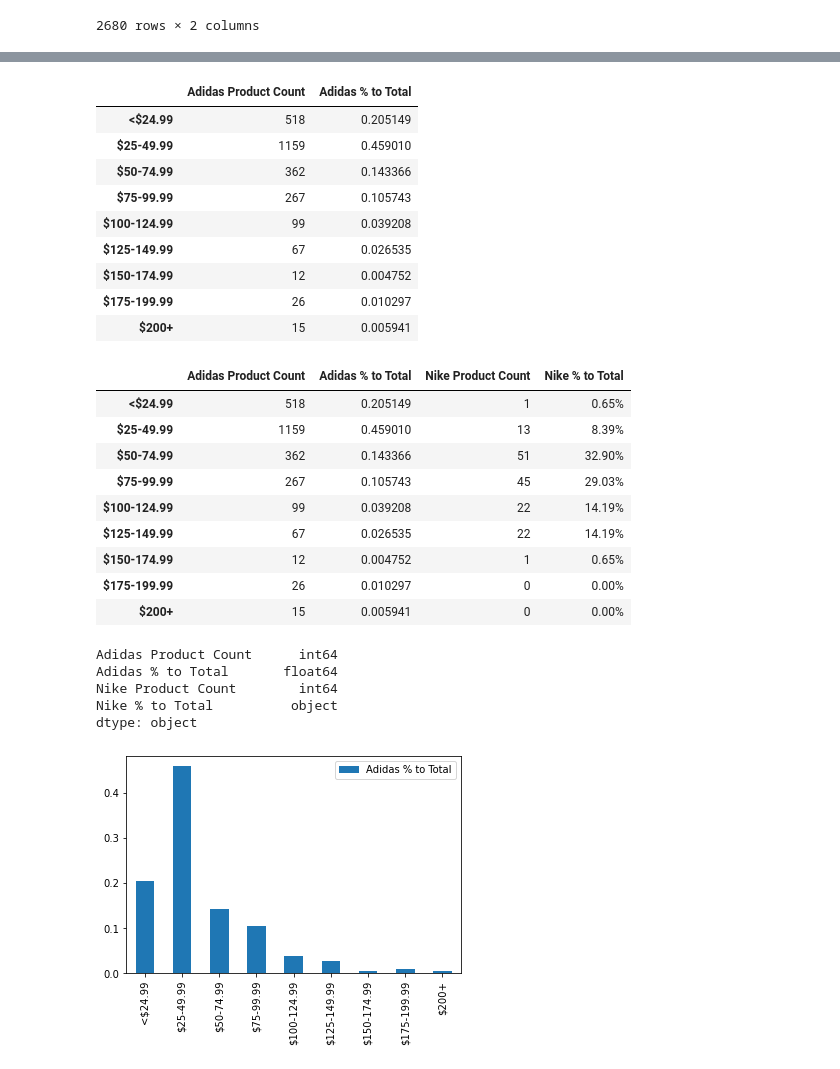
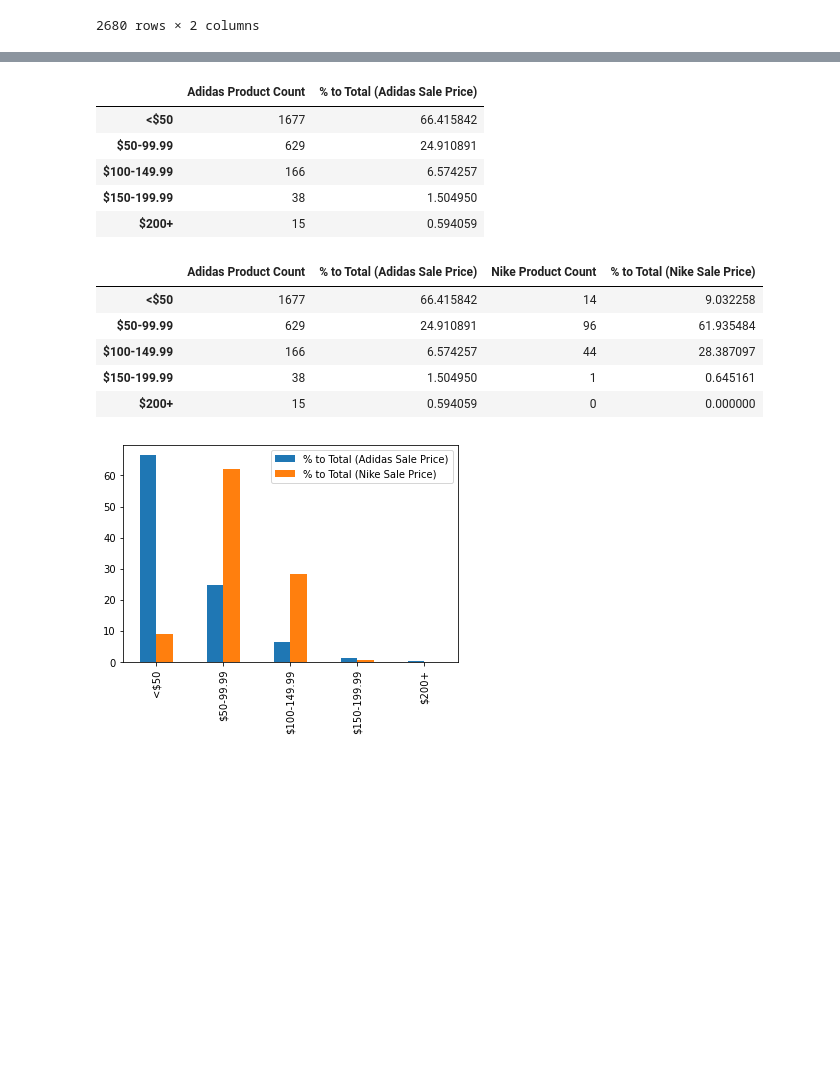
Before and after one commit to abgarberpaul/Nike-vs-Adidas, a Jupyter notebook: CHOO_Data_Exploration.ipynb, the cells around one changed output, grey strips where cells are left out. Drawn from its saved outputs; the diff is of its cells as text; code cells hidden in the pictures; blank space fills up the shorter version.

Commit message:
sung's pricing tier analysis

```diff
--- a/CHOO_Data_Exploration.ipynb
+++ b/CHOO_Data_Exploration.ipynb
@@ -163,12 +164,3 @@ sandbox
 | 3263 | Air Jordan 8 Retro | CI1236-100 | 15995 | 12797 | 0 | Nike | The Air Jordan 8 Retro recaptures... | 5.0 | 1 | ... |
 | 3265 | Nike Mercurial Superfly 7 Academy TF | AT7978-414 | 8495 | 5947 | 0 | Nike | The soft upper of the Nike Mercur... | 5.0 | 1 | ... |
 2680 rows × 14 columns
-# %%
-#loop over all rows and
-
-for index, row in sandbox.iterrows():
-    msrp = row["Listing Price"]
-    sold_price = row["Sale Price"]
-
-    sandbox.loc[[index], "Revised_Listing_Price"]= msrp / 100
-    sandbox.loc[[index], "Revised_Sale_Price"]= sold_price / 100
@@ -207,8 +183,11 @@ pricing_tier_df
 | 3265 | Nike | 59.47 |
 2680 rows × 2 columns
 # %%
-bins = [0, 24.99, 49.99, 74.99, 99.99, 124.99, 149.99, 174.99, 199.99, 3000]
-labels = ["<$24.99","$25-49.99", "$50-74.99", "$75-99.99", "$100-124.99", "$125-149.99", "$150-174.99", "$175-199.99", "$200+"]
+# bins = [0, 24.99, 49.99, 74.99, 99.99, 124.99, 149.99, 174.99, 199.99, 3000] --> this is at $25 increment which seemed
+# too narrow so trying $50 increment
+bins = [0, 49.99, 99.99, 149.99, 199.99, 3000]
+# labels = ["<$24.99","$25-49.99", "$50-74.99", "$75-99.99", "$100-124.99", "$125-149.99", "$150-174.99", "$175-199.99", "$200+"]
+labels = ["<$50","$50-99.99", "$100-149.99", "$150-199.99", "$200+"]
 
 pricing_tier_df["Sale_Price_Tier"] = pd.cut(pricing_tier_df["Revised_Sale_Price"],bins,labels = labels )
 pricing_tier_df.reset_index()
@@ -242,11 +221,11 @@ nike_total_product_count
 nike_count_per_tier = nike_pricing_df["Sale_Price_Tier"].value_counts()
 
 #calculate the % to total per each price tier
-nike_percent_to_total = nike_count_per_tier / nike_total_product_count
+nike_percent_to_total = (nike_count_per_tier / nike_total_product_count)*100
 
 #create a new Nike dataframe that shows the count of product in each price tier as well as % to Total
 nike_summary = pd.DataFrame({"Nike Product Count": nike_count_per_tier,
-                                    "Nike % to Total": nike_percent_to_total})
+                                    "% to Total (Nike Sale Price)": nike_percent_to_total})
 
 nike_summary = nike_summary.sort_index()
 nike_summary
@@ -272,52 +247,37 @@ adidas_total_product_count
 adidas_count_per_tier = adidas_pricing_df["Sale_Price_Tier"].value_counts()
 
 #calculate the % to total per each price tier
-adidas_percent_to_total = adidas_count_per_tier / adidas_total_product_count
+adidas_percent_to_total = (adidas_count_per_tier / adidas_total_product_count)*100
 
 #create a new Nike dataframe that shows the count of product in each price tier as well as % to Total
 adidas_summary = pd.DataFrame({"Adidas Product Count": adidas_count_per_tier,
-                                    "Adidas % to Total": adidas_percent_to_total})
+                                    "% to Total (Adidas Sale Price)": adidas_percent_to_total})
 
 adidas_summary = adidas_summary.sort_index()
 adidas_summary
 # %% [output]
-|  | Adidas Product Count | Adidas % to Total |
-| <$24.99 | 518 | 0.205149 |
-| $25-49.99 | 1159 | 0.459010 |
-| $50-74.99 | 362 | 0.143366 |
-| $75-99.99 | 267 | 0.105743 |
-| $100-124.99 | 99 | 0.039208 |
-| $125-149.99 | 67 | 0.026535 |
-| $150-174.99 | 12 | 0.004752 |
-| $175-199.99 | 26 | 0.010297 |
-| $200+ | 15 | 0.005941 |
+|  | Adidas Product Count | % to Total (Adidas Sale Price) |
+| <$50 | 1677 | 66.415842 |
+| $50-99.99 | 629 | 24.910891 |
+| $100-149.99 | 166 | 6.574257 |
+| $150-199.99 | 38 | 1.504950 |
+| $200+ | 15 | 0.594059 |
 # %%
 # pricing_comparison = pd.merge(adidas_summary,nike_summary)
 pricing_comparison = pd.concat([adidas_summary, nike_summary], axis=1, sort=False)
 pricing_comparison
 # %% [output]
-|  | Adidas Product Count | Adidas % to Total | Nike Product Count | Nike % to Total |
-| <$24.99 | 518 | 0.205149 | 1 | 0.65% |
-| $25-49.99 | 1159 | 0.459010 | 13 | 8.39% |
-| $50-74.99 | 362 | 0.143366 | 51 | 32.90% |
-| $75-99.99 | 267 | 0.105743 | 45 | 29.03% |
-| $100-124.99 | 99 | 0.039208 | 22 | 14.19% |
-| $125-149.99 | 67 | 0.026535 | 22 | 14.19% |
-| $150-174.99 | 12 | 0.004752 | 1 | 0.65% |
-| $175-199.99 | 26 | 0.010297 | 0 | 0.00% |
-| $200+ | 15 | 0.005941 | 0 | 0.00% |
+|  | Adidas Product Count | % to Total (Adidas Sale Price) | Nike Product Count | % to Total (Nike Sale Price) |
+| <$50 | 1677 | 66.415842 | 14 | 9.032258 |
+| $50-99.99 | 629 | 24.910891 | 96 | 61.935484 |
+| $100-149.99 | 166 | 6.574257 | 44 | 28.387097 |
+| $150-199.99 | 38 | 1.504950 | 1 | 0.645161 |
+| $200+ | 15 | 0.594059 | 0 | 0.000000 |
 # %%
-# pricing_comparison['Adidas % to Total'].dtypes()
-pricing_comparison.dtypes
+# pricing_comparison.dtypes
-# %% [output]
-Adidas Product Count      int64
-Adidas % to Total       float64
-Nike Product Count        int64
-Nike % to Total          object
-dtype: object
 # %%
-pricing_comparison[['Adidas % to Total','Nike % to Total']].plot(kind='bar')
+pricing_comparison[['% to Total (Adidas Sale Price)','% to Total (Nike Sale Price)']].plot(kind='bar')
 
 plt.show()
 # %% [output]
-[figure, old version]
+[figure, new version]
```
Also changed, not shown: parts of 18 cells of this notebook.
